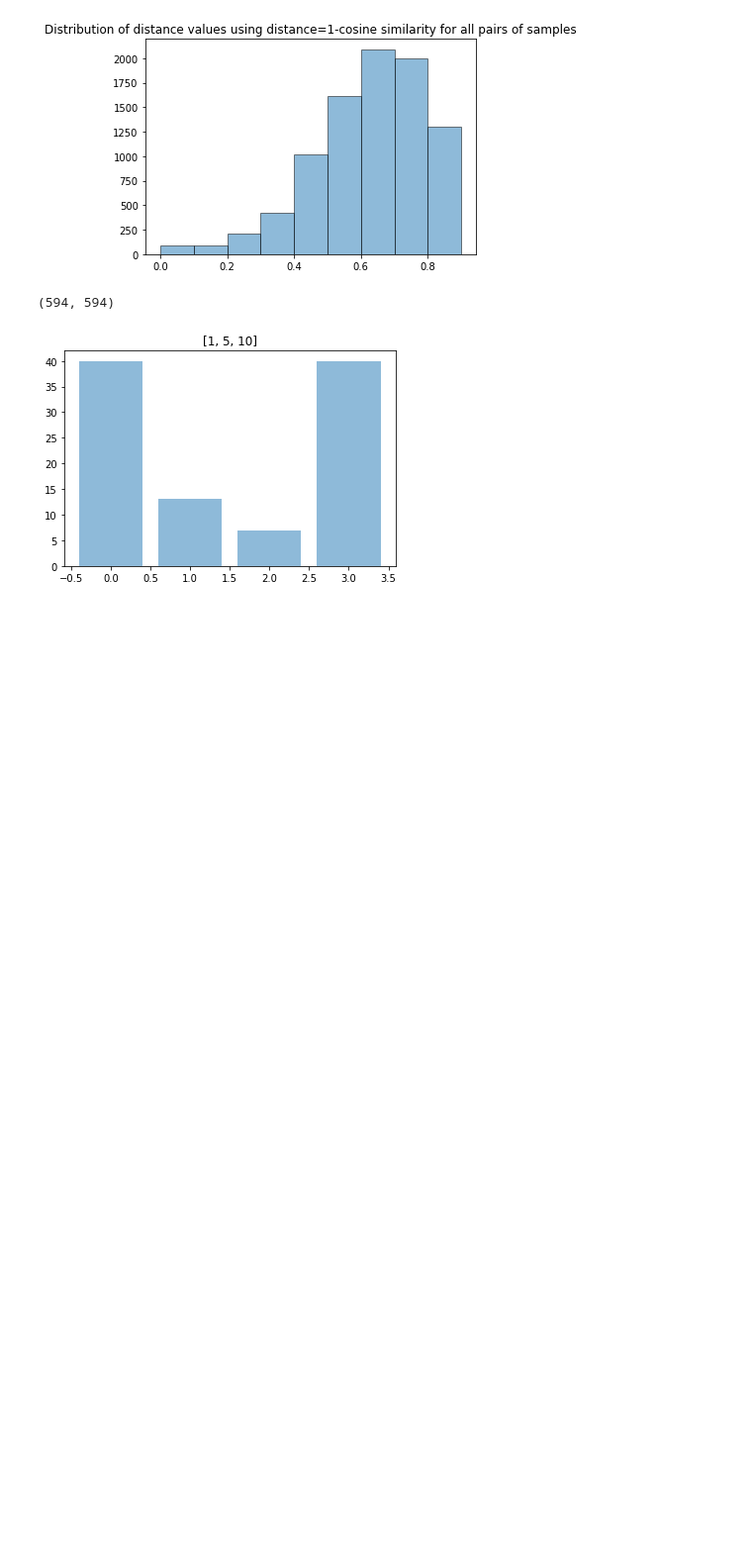
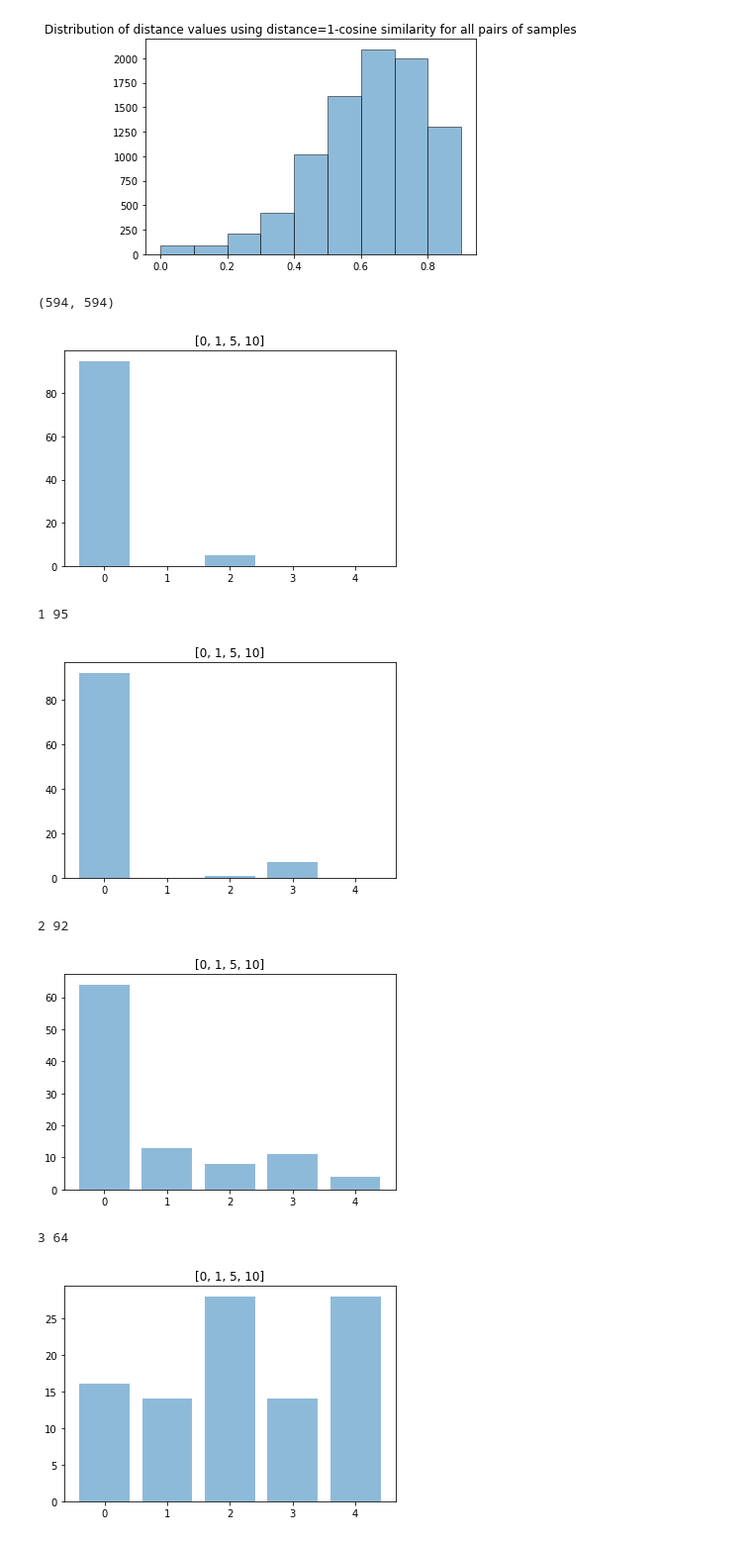
Before and after one commit to naveenr414/NMF, a Jupyter notebook: notebook/Epsilon Neighbor Graph.ipynb, the cells around one changed output. Shown at 99% size. Drawn from its saved outputs; the diff is of its cells as text; code cells hidden in the pictures; blank space fills up the shorter version.

```diff
--- a/notebook/Epsilon Neighbor Graph.ipynb
+++ b/notebook/Epsilon Neighbor Graph.ipynb
@@ -443,7 +577,14 @@ printHistogram(distanceGraph(allData))
 distanceGraph(allData).shape
 # %% [output]
 (594, 594)
-# %%
-numberNodesEpsilon(0.4)
-# %% [output]
-[figure, removed]
+# %%
+for i in range(1,11):
+    print(i,numberNodesEpsilon(i/10))
+# %% [output]
+[figure, added]
+1 95
+[figure, added]
+2 92
+[figure, added]
+3 64
+[figure, added]
```
Also changed, not shown: parts of 16 cells of this notebook, 8 other files.
